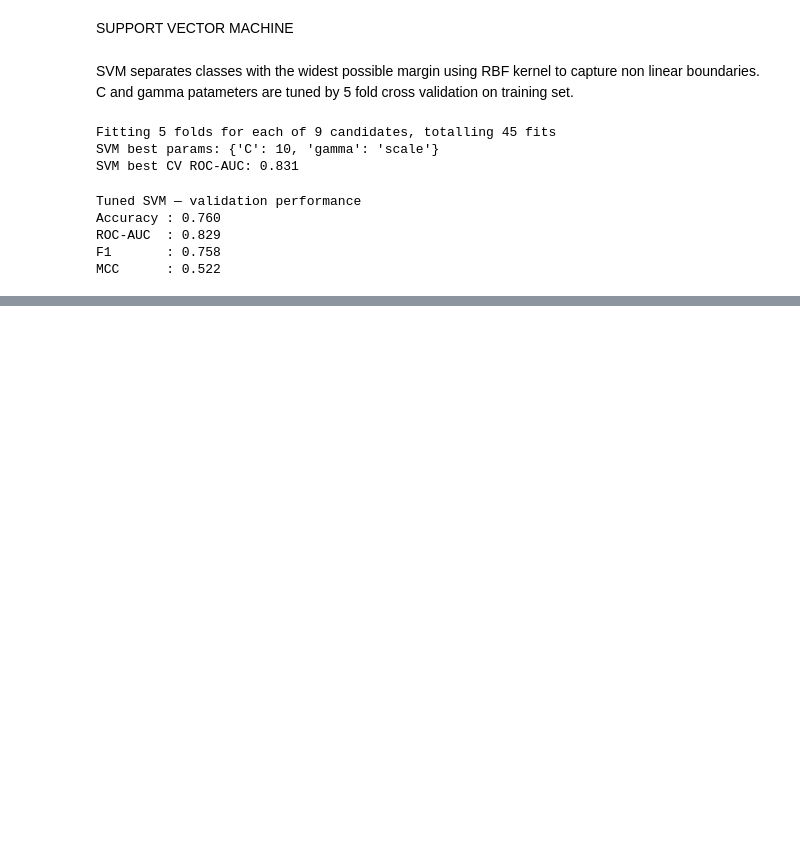
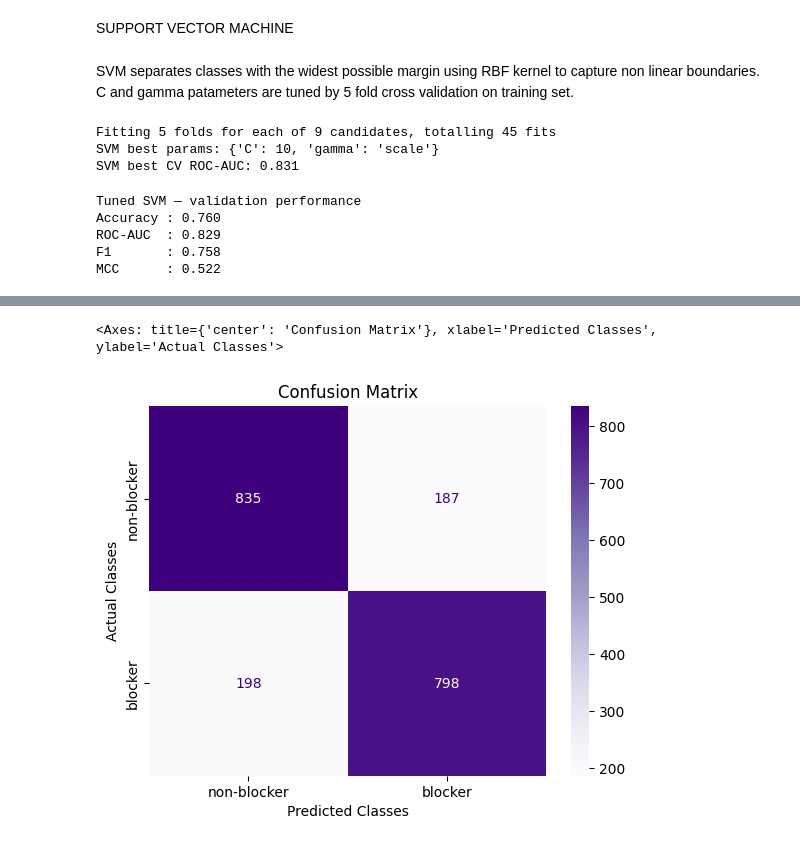
Before and after one commit to celluwee/cheminf-project, a Jupyter notebook: classification/Classification.ipynb, the cells around one changed output, grey strips where cells are left out. Drawn from its saved outputs; the diff is of its cells as text; code cells hidden in the pictures; blank space fills up the shorter version.

```diff
--- a/classification/Classification.ipynb
+++ b/classification/Classification.ipynb
@@ -233,0 +451,24 @@ MCC      : 0.522
+# %%
+from sklearn.model_selection import RandomizedSearchCV, StratifiedKFold
+from sklearn.feature_selection import SelectKBest, mutual_info_classif, SelectFromModel
+
+# feature selection based on mutual information approach
+mi = SelectKBest(mutual_info_classif, k=97)
+mi.fit(Xtr_s, y_train)
+Xtr_mi = mi.transform(Xtr_s)
+Xva_mi = mi.transform(Xva_s)
+Xte_mi = mi.transform(Xte_s)
+
+# xgboost tree importance on rdkit descriptors
+tree_sel = SelectFromModel(XGBClassifier(random_state=42), max_features=97)
+tree_sel.fit(Xtr_s, y_train)
+Xtr_tree = tree_sel.transform(Xtr_s)
+Xva_tree = tree_sel.transform(Xva_s)
+Xte_tree = tree_sel.transform(Xte_s)
+
+# xgboost tree importance on morgan fp
+morgan_tree = SelectFromModel(XGBClassifier(random_state=42), max_features=97)
+morgan_tree.fit(Xtr_mor, y_train)
+Xtr_mtree = morgan_tree.transform(Xtr_mor)
+Xva_mtree = morgan_tree.transform(Xva_mor)
+Xte_mtree = morgan_tree.transform(Xte_mor)
@@ -233,0 +566,3 @@ MCC      : 0.522
+# %%
+results_cv = pd.DataFrame(rows).sort_values('test_roc_auc', ascending=False)
+results_cv.iloc[:, :-1]
@@ -233,0 +596,17 @@ MCC      : 0.522
+# %%
+from pycm import ConfusionMatrix
+
+# best model from the cv
+best_feat = results_cv.iloc[0]['features']
+best_name = results_cv.iloc[0]['model']
+final_model = final_models[(best_feat, best_name)]
+
+Xc = feature_sets[best_feat][2]
+y_pred = final_model.predict(Xc)
+
+cm = ConfusionMatrix(actual_vector=y_test, predict_vector=y_pred)
+cm.relabel(mapping={0: "non-blocker", 1: "blocker"})
+cm.plot(cmap=plt.cm.Purples, number_label=True, plot_lib="seaborn")
+# %% [output]
+<Axes: title={'center': 'Confusion Matrix'}, xlabel='Predicted Classes', ylabel='Actual Classes'>
+[figure, added]
```
Also changed, not shown: parts of 51 cells of this notebook.
